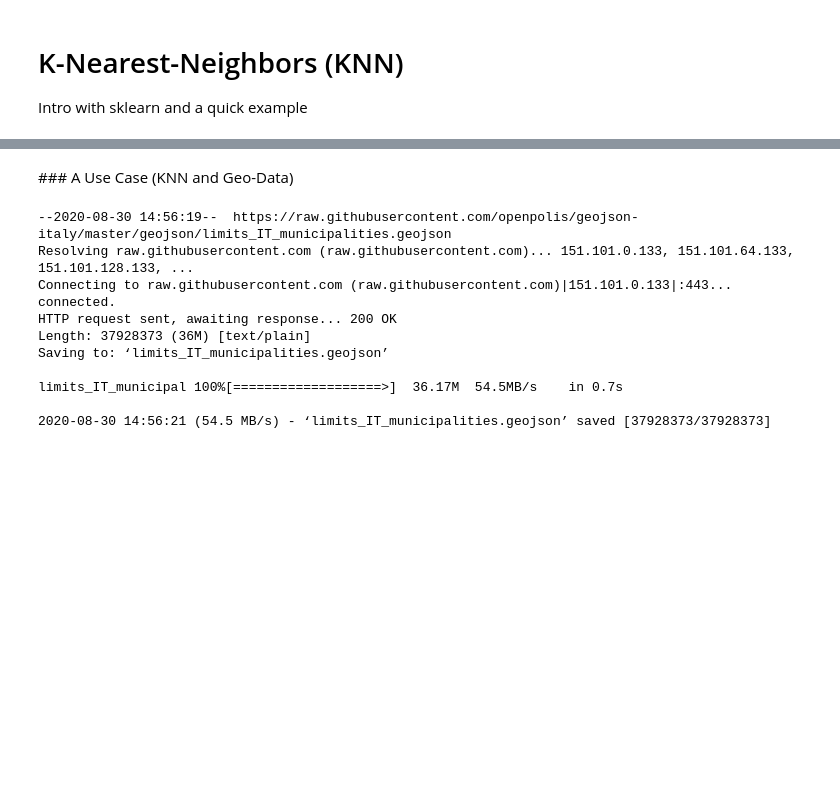
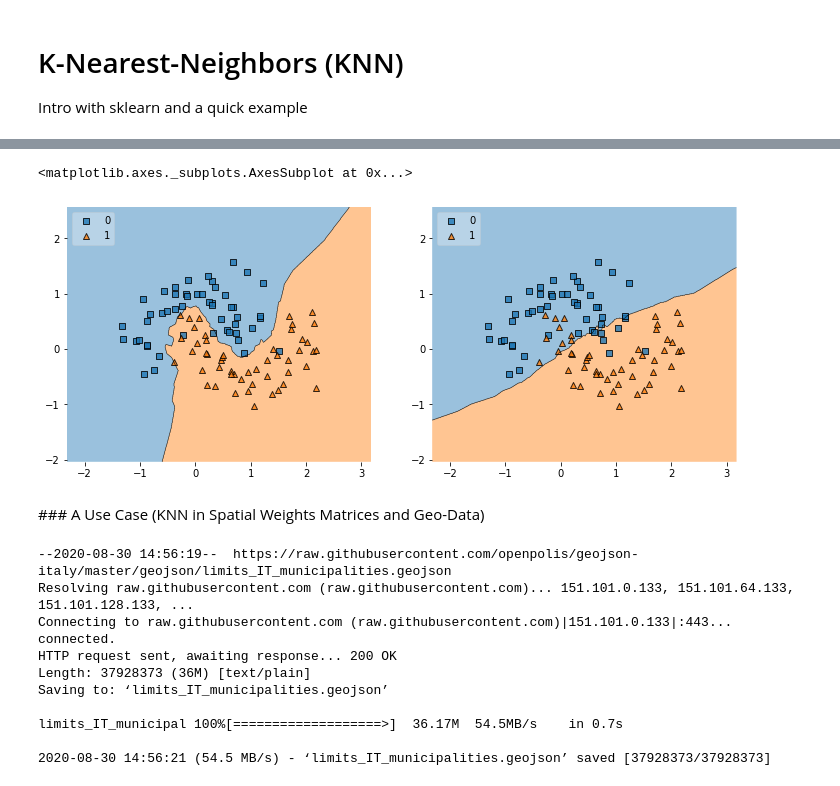
Before and after one commit to MachineLearningJournalClub/HowToTackleAMLCompetition, a Jupyter notebook: HowToTackleAMLCompetition/Lecture7|AdvancedFeatures.ipynb, the cells around one changed output, grey strips where cells are left out. Drawn from its saved outputs; the diff is of its cells as text; code cells hidden in the pictures; blank space fills up the shorter version.

```diff
--- a/HowToTackleAMLCompetition/Lecture7|AdvancedFeatures.ipynb
+++ b/HowToTackleAMLCompetition/Lecture7|AdvancedFeatures.ipynb
@@ -32,5 +112,24 @@ Intro with sklearn and a quick example
+# %%
+figure, axis = plt.subplots(1,2,
+                            subplot_kw = dict(aspect = "equal"),
+                            figsize=(12,8))
+
+best_clf = neighbors.KNeighborsClassifier(n_neighbors=best_k)
+#Use all your data now !!
+best_clf.fit(X, y)
+
+worst_clf = neighbors.KNeighborsClassifier(n_neighbors=worst_k)
+worst_clf.fit(X,y)
+
+# Plotting decision region
+plot_decision_regions(X, y, clf=best_clf, legend=2, ax = axis[0])
+
+plot_decision_regions(X, y, clf=worst_clf, legend=2, ax = axis[1])
+# %% [output]
+<matplotlib.axes._subplots.AxesSubplot at 0x...>
+[figure, added]
 # %% [markdown]
-### A Use Case (KNN and Geo-Data)
+### A Use Case (KNN in Spatial Weights Matrices and Geo-Data)
 # %%
 !wget https://raw.githubusercontent.com/openpolis/geojson-italy/master/geojson/limits_IT_municipalities.geojson
 # %% [output]
```
Also changed, not shown: parts of 15 cells of this notebook.
